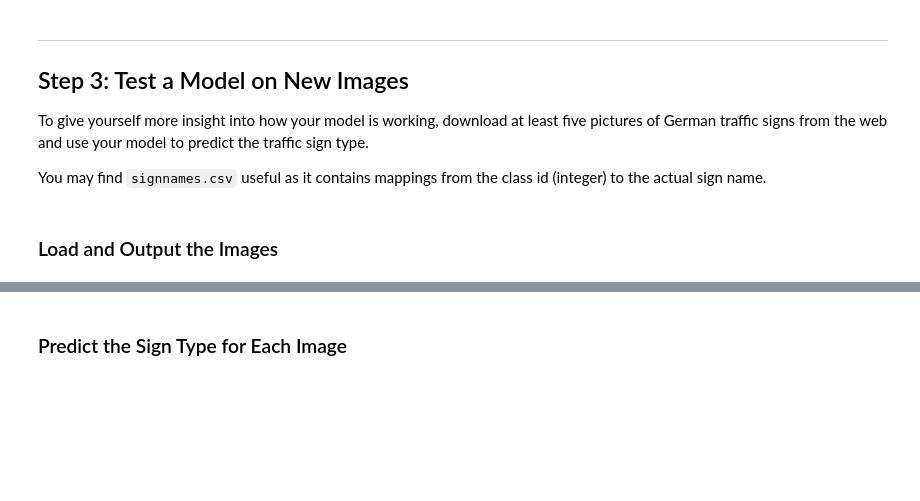
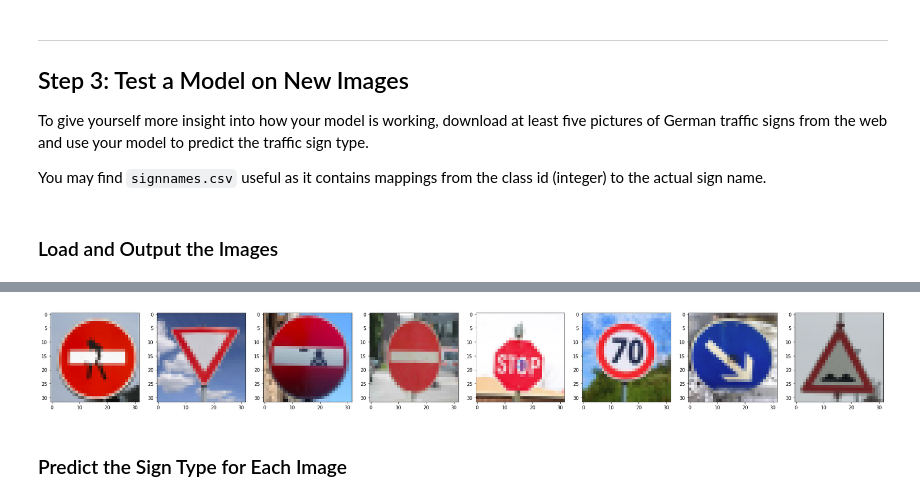
Before and after one commit to sethbunke/CarND-Traffic-Sign-Classifier-Project, a Jupyter notebook: Traffic_Sign_Classifier.ipynb, the cells around one changed output, grey strips where cells are left out. Saved outputs shown, nothing was run; the diff lists cells and outputs as text; code cells hidden in the pictures; blank space fills up the shorter version.

Commit message:
formatted images

```diff
--- a/Traffic_Sign_Classifier.ipynb
+++ b/Traffic_Sign_Classifier.ipynb
@@ -433,15 +433,15 @@ def pipeline(img):
     X_final_test.append(processed_img)
     return resize_image
 
-#printing out some stats and plotting
-plt.close("all")
-for file in sorted(os.listdir("test_images/")):
-    plt.figure(figsize=(1,1))
-    plt.title(file)
-    plt.imshow(pipeline(mpimg.imread('test_images/' + file)))
-    plt.figure()
-    plt.title(file + "(Original)")
-    plt.imshow(mpimg.imread('test_images/' + file))
-    X_final_test_name += [file]
+# #printing out some stats and plotting
+# plt.close("all")
+# for file in sorted(os.listdir("test_images/")):
+#     plt.figure(figsize=(1,1))
+#     plt.title(file)
+#     plt.imshow(pipeline(mpimg.imread('test_images/' + file)))
+#     plt.figure()
+#     plt.title(file + "(Original)")
+#     plt.imshow(mpimg.imread('test_images/' + file))
+#     X_final_test_name += [file]
 
-X_final_graph = X_final_test
+# X_final_graph = X_final_test
@@ -462,3 +448,27 @@ X_final_graph = X_final_test
+# %%
+image_dim = (32,32)
+def read_resize(file):
+    read_file = cv2.imread(file)
+    if (read_file) is not None:
+        return cv2.resize(cv2.cvtColor(read_file, cv2.COLOR_BGR2RGB),image_dim,interpolation=cv2.INTER_AREA)
+    else:
+        print("cv2 cannot read image")
+        return None
+
+plt.figure(figsize=image_dim)
+
+folder_name = "test_images/"
+images = sorted(os.listdir(folder_name))
+images_len = len(images)
+test_images = np.empty([images_len,image_dim[0],image_dim[1],3], dtype=np.uint8)
+
+for i, file in enumerate(images):
+    test_images[i] = read_resize(folder_name + file)
+    if(test_images[i] is not None):
+        plt.subplot(1,images_len,i+1)
+        plt.imshow(test_images[i])
+# %% [output]
+[figure, added]
 # %%
 import csv
 # Example data
```
Also changed, not shown: parts of 2 cells of this notebook.
